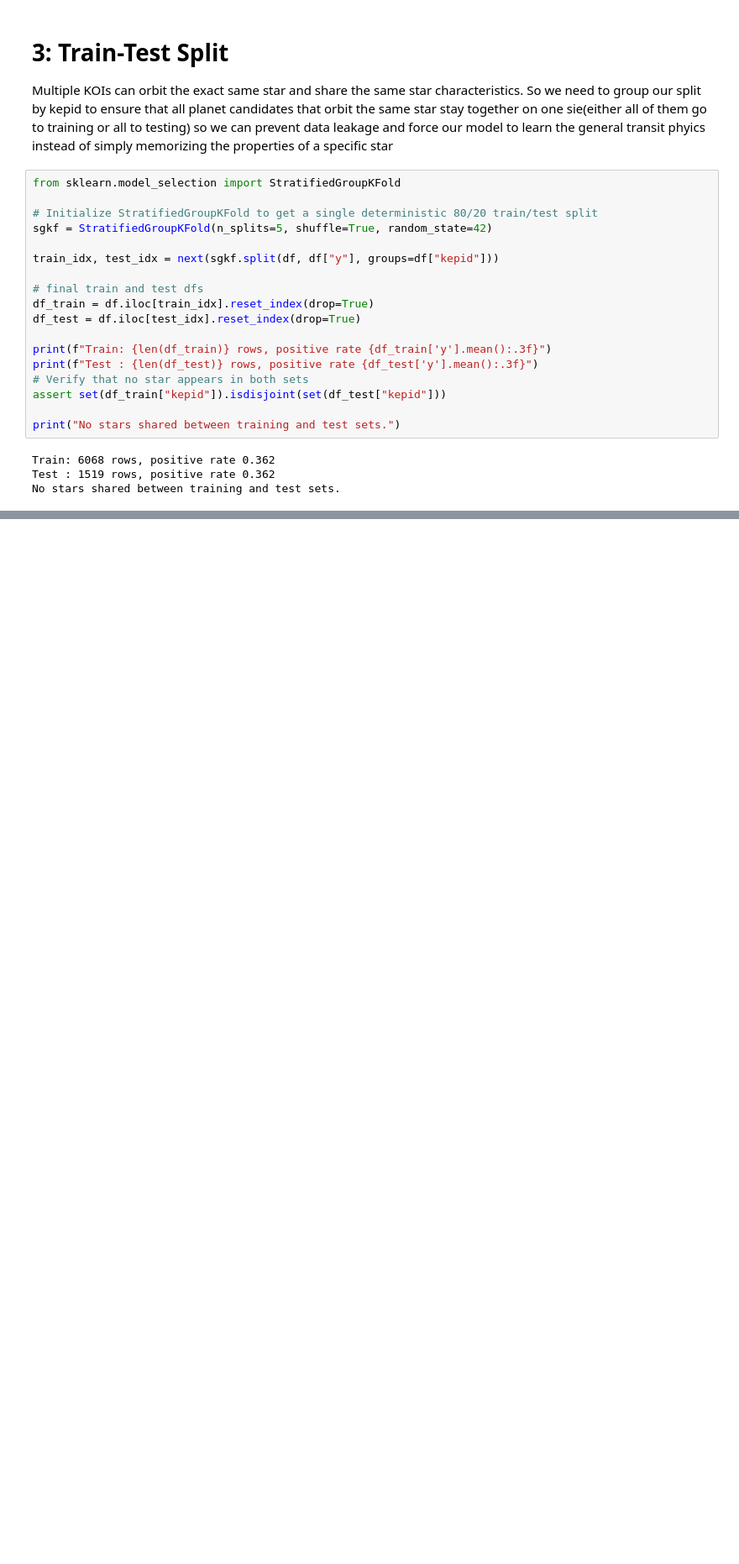
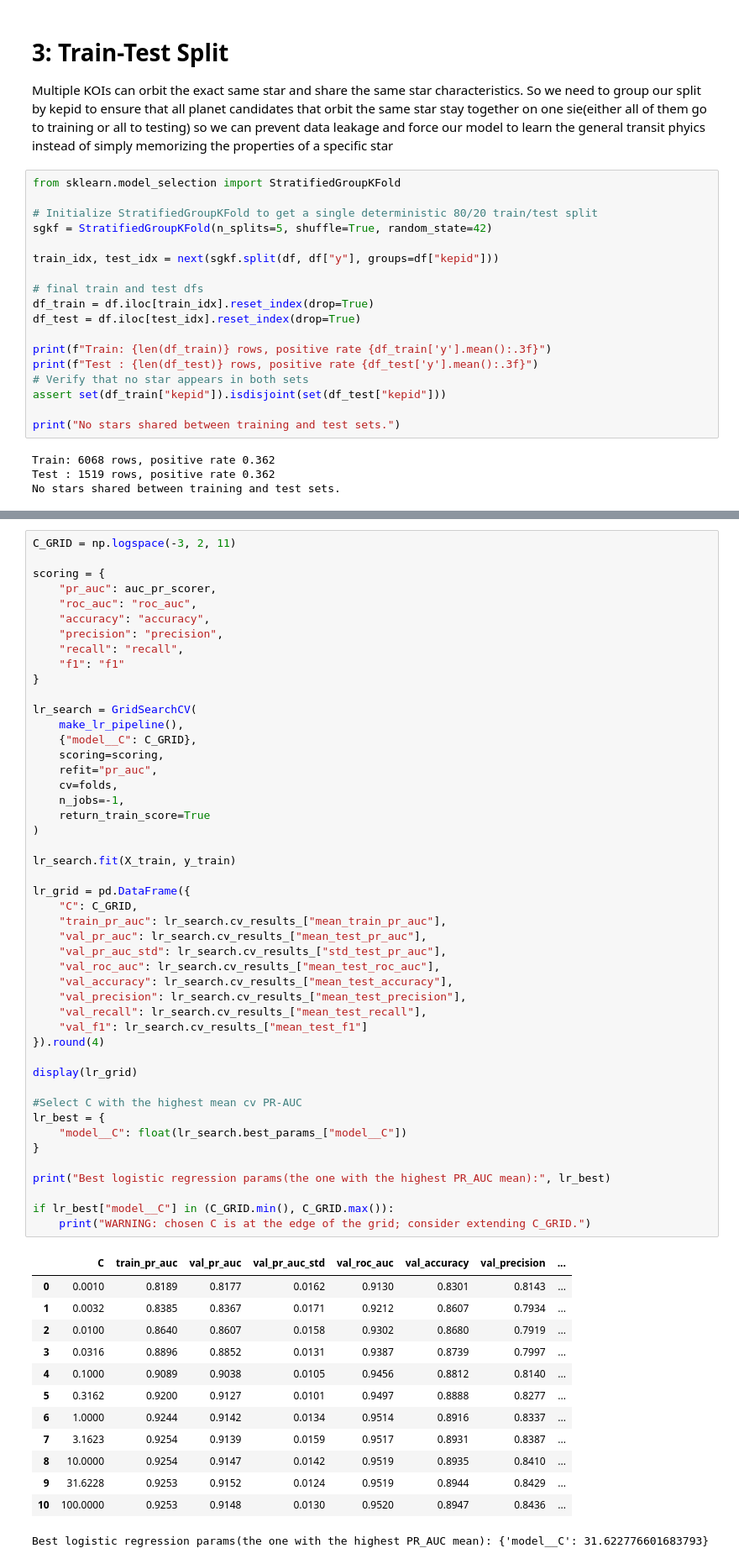
Before and after one commit to lenamadi103/kepler-exoplanet-ml, a Jupyter notebook: kepler_project.ipynb, the cells around one changed output, grey strips where cells are left out. Shown at 84% size. Drawn from its saved outputs; the diff is of its cells as text; blank space fills up the shorter version.

```diff
--- a/kepler_project.ipynb
+++ b/kepler_project.ipynb
@@ -410,0 +596,61 @@ XGBoost inputs retain NaN and original feature scales.
+# %%
+C_GRID = np.logspace(-3, 2, 11)
+
+scoring = {
+    "pr_auc": auc_pr_scorer,
+    "roc_auc": "roc_auc",
+    "accuracy": "accuracy",
+    "precision": "precision",
+    "recall": "recall",
+    "f1": "f1"
+}
+
+lr_search = GridSearchCV(
+    make_lr_pipeline(),
+    {"model__C": C_GRID},
+    scoring=scoring,
+    refit="pr_auc",
+    cv=folds,
+    n_jobs=-1,
+    return_train_score=True
+)
+
+lr_search.fit(X_train, y_train)
+
+lr_grid = pd.DataFrame({
+    "C": C_GRID,
+    "train_pr_auc": lr_search.cv_results_["mean_train_pr_auc"],
+    "val_pr_auc": lr_search.cv_results_["mean_test_pr_auc"],
+    "val_pr_auc_std": lr_search.cv_results_["std_test_pr_auc"],
+    "val_roc_auc": lr_search.cv_results_["mean_test_roc_auc"],
+    "val_accuracy": lr_search.cv_results_["mean_test_accuracy"],
+    "val_precision": lr_search.cv_results_["mean_test_precision"],
+    "val_recall": lr_search.cv_results_["mean_test_recall"],
+    "val_f1": lr_search.cv_results_["mean_test_f1"]
+}).round(4)
+
+display(lr_grid)
+
+#Select C with the highest mean cv PR-AUC
+lr_best = {
+    "model__C": float(lr_search.best_params_["model__C"])
+}
+
+print("Best logistic regression params(the one with the highest PR_AUC mean):", lr_best)
+
+if lr_best["model__C"] in (C_GRID.min(), C_GRID.max()):
+    print("WARNING: chosen C is at the edge of the grid; consider extending C_GRID.")
+# %% [output]
+|  | C | train_pr_auc | val_pr_auc | val_pr_auc_std | val_roc_auc | val_accuracy | val_precision | ... |
+| 0 | 0.0010 | 0.8189 | 0.8177 | 0.0162 | 0.9130 | 0.8301 | 0.8143 | ... |
+| 1 | 0.0032 | 0.8385 | 0.8367 | 0.0171 | 0.9212 | 0.8607 | 0.7934 | ... |
+| 2 | 0.0100 | 0.8640 | 0.8607 | 0.0158 | 0.9302 | 0.8680 | 0.7919 | ... |
+| 3 | 0.0316 | 0.8896 | 0.8852 | 0.0131 | 0.9387 | 0.8739 | 0.7997 | ... |
+| 4 | 0.1000 | 0.9089 | 0.9038 | 0.0105 | 0.9456 | 0.8812 | 0.8140 | ... |
+| 5 | 0.3162 | 0.9200 | 0.9127 | 0.0101 | 0.9497 | 0.8888 | 0.8277 | ... |
+| 6 | 1.0000 | 0.9244 | 0.9142 | 0.0134 | 0.9514 | 0.8916 | 0.8337 | ... |
+| 7 | 3.1623 | 0.9254 | 0.9139 | 0.0159 | 0.9517 | 0.8931 | 0.8387 | ... |
+| 8 | 10.0000 | 0.9254 | 0.9147 | 0.0142 | 0.9519 | 0.8935 | 0.8410 | ... |
+| 9 | 31.6228 | 0.9253 | 0.9152 | 0.0124 | 0.9519 | 0.8944 | 0.8429 | ... |
+| 10 | 100.0000 | 0.9253 | 0.9148 | 0.0130 | 0.9520 | 0.8947 | 0.8436 | ... |
+Best logistic regression params(the one with the highest PR_AUC mean): {'model__C': 31.622776601683793}
```
Also changed, not shown: parts of 36 cells of this notebook, 4 other files.
